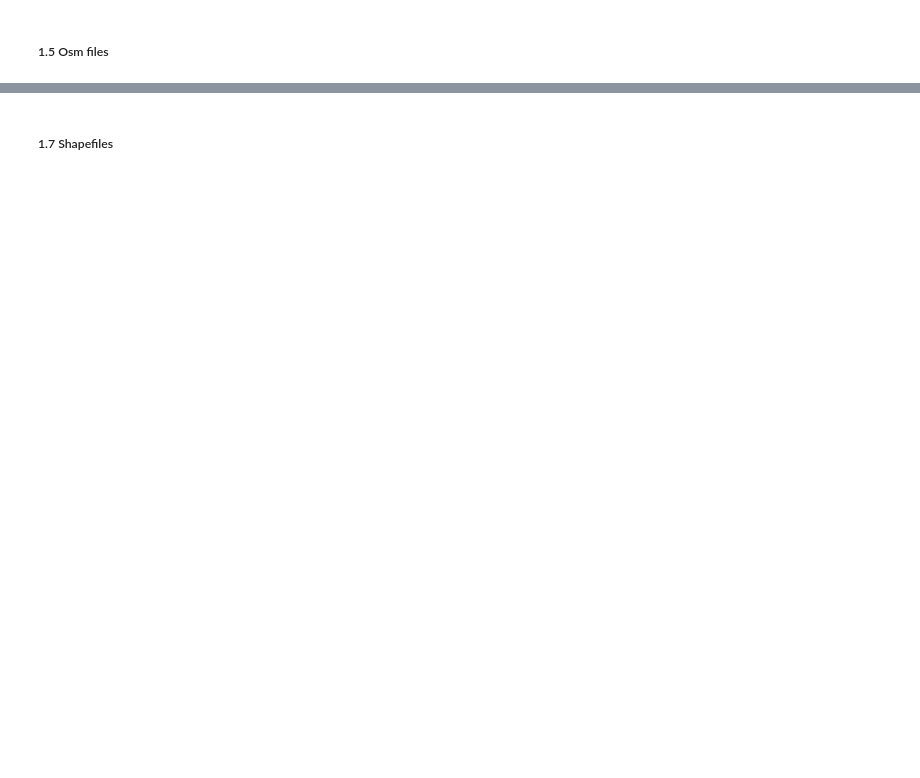
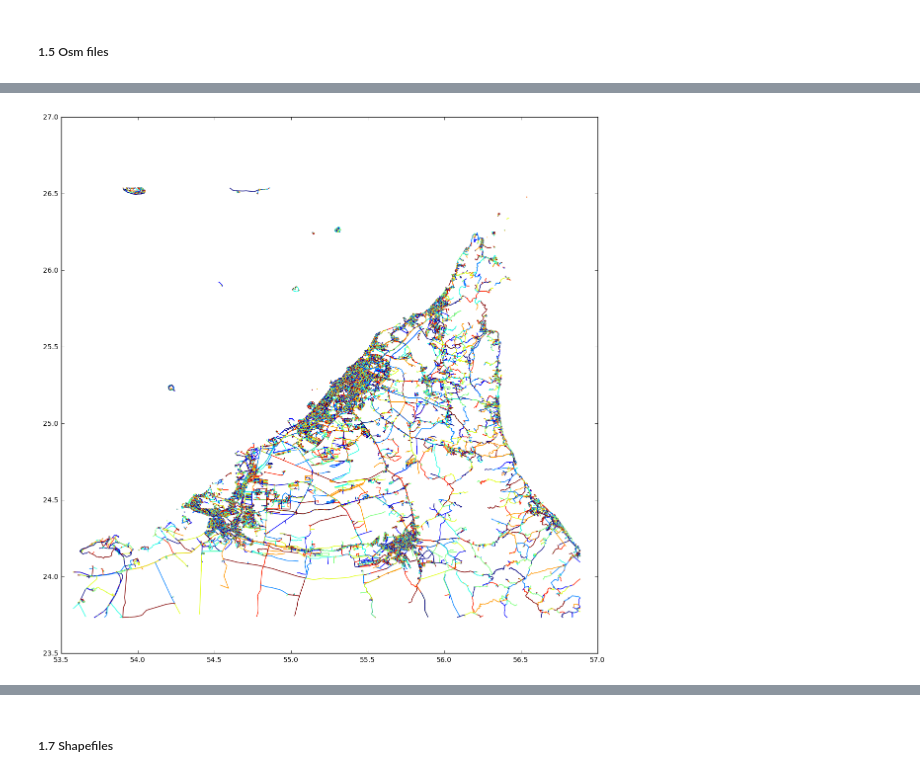
Before and after one commit to OlgaBelitskaya/data-analyst-nd002, a Jupyter notebook: Data_Analyst_ND_Project3/Data_Analyst_ND_Project3_Dubai-AbuDhabi.ipynb, the cells around one changed output, grey strips where cells are left out. Drawn from its saved outputs; the diff is of its cells as text; code cells hidden in the pictures; blank space fills up the shorter version.

```diff
--- a/Data_Analyst_ND_Project3/Data_Analyst_ND_Project3_Dubai-AbuDhabi.ipynb
+++ b/Data_Analyst_ND_Project3/Data_Analyst_ND_Project3_Dubai-AbuDhabi.ipynb
@@ -492 +567,8 @@ df_roads.head(3)
+# %%
+hide_code
+matplotlib.rcParams['figure.figsize'] = (14, 14)
+df_roads.plot()
+plt.show()
+# %% [output]
+[figure, added]
 # %%
```
Also changed, not shown: parts of 117 cells of this notebook, 1 other file.
